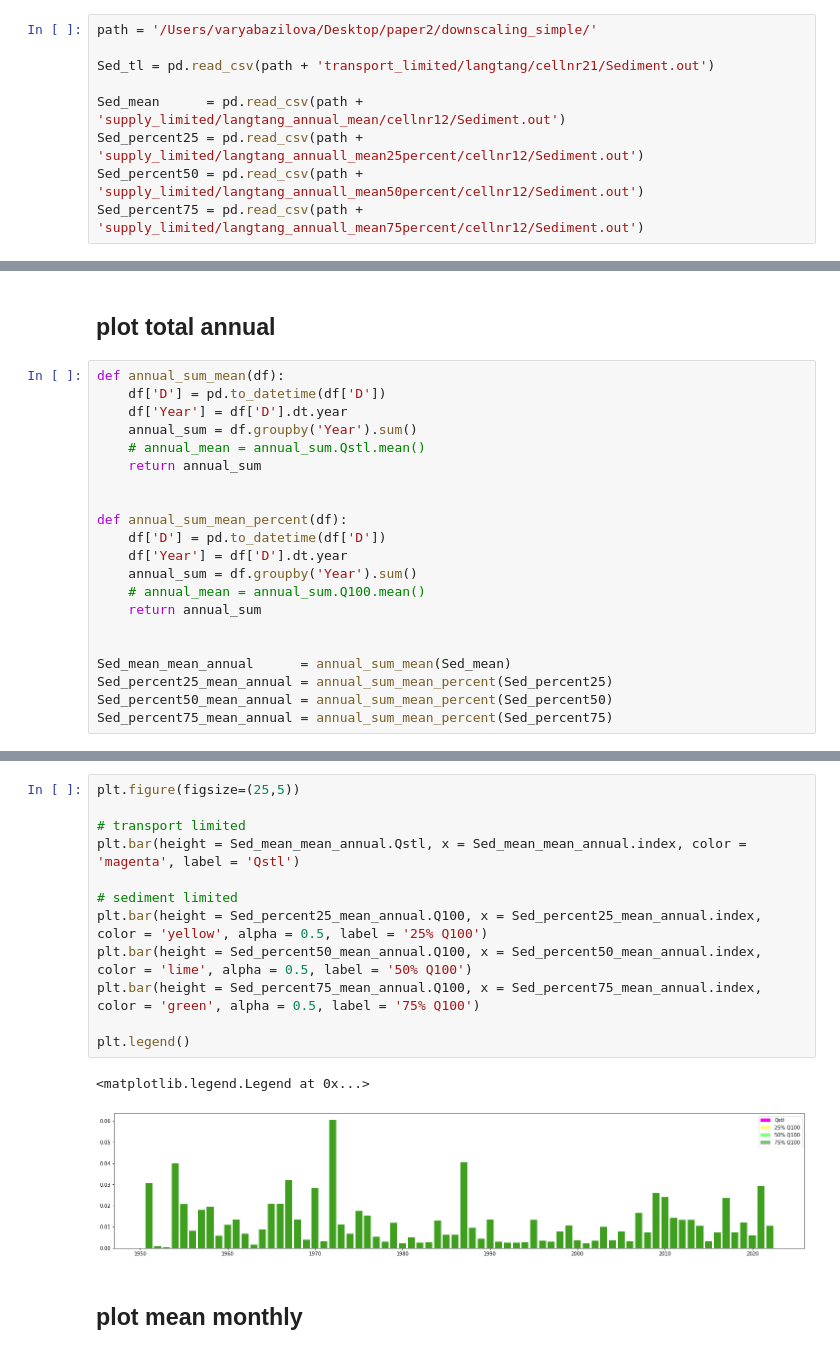
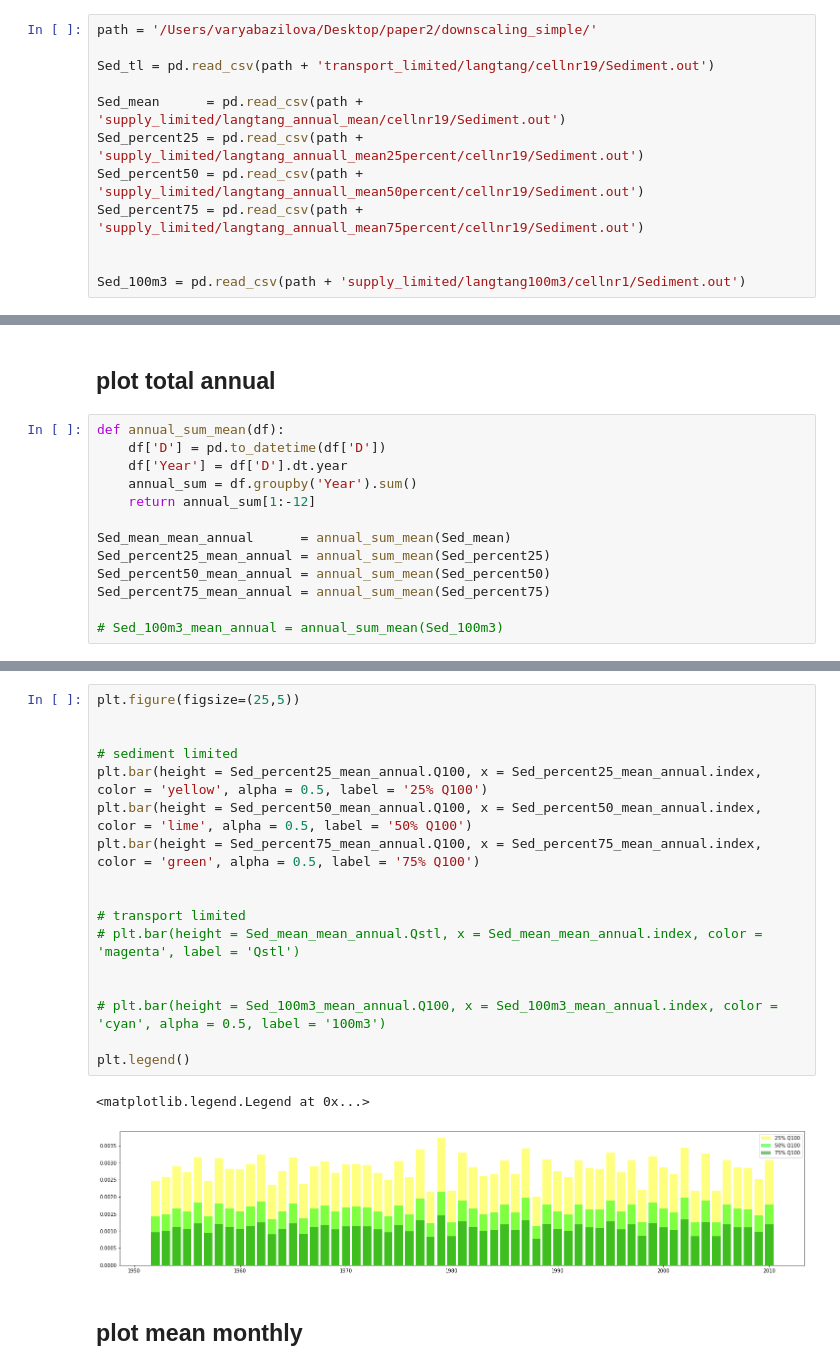
Before and after one commit to varyabazilova/sedcas_sediments_hma, a Jupyter notebook: downscaling_simple/plots.ipynb, the cells around one changed output, grey strips where cells are left out. Drawn from its saved outputs; the diff is of its cells as text.

```diff
--- a/downscaling_simple/plots.ipynb
+++ b/downscaling_simple/plots.ipynb
@@ -72,9 +72,12 @@ plt.tight_layout()
 # %%
 path = '/Users/varyabazilova/Desktop/paper2/downscaling_simple/'
 
-Sed_tl = pd.read_csv(path + 'transport_limited/langtang/cellnr21/Sediment.out')
+Sed_tl = pd.read_csv(path + 'transport_limited/langtang/cellnr19/Sediment.out')
 
-Sed_mean      = pd.read_csv(path + 'supply_limited/langtang_annual_mean/cellnr12/Sediment.out')
-Sed_percent25 = pd.read_csv(path + 'supply_limited/langtang_annuall_mean25percent/cellnr12/Sediment.out')
-Sed_percent50 = pd.read_csv(path + 'supply_limited/langtang_annuall_mean50percent/cellnr12/Sediment.out')
-Sed_percent75 = pd.read_csv(path + 'supply_limited/langtang_annuall_mean75percent/cellnr12/Sediment.out')
+Sed_mean      = pd.read_csv(path + 'supply_limited/langtang_annual_mean/cellnr19/Sediment.out')
+Sed_percent25 = pd.read_csv(path + 'supply_limited/langtang_annuall_mean25percent/cellnr19/Sediment.out')
+Sed_percent50 = pd.read_csv(path + 'supply_limited/langtang_annuall_mean50percent/cellnr19/Sediment.out')
+Sed_percent75 = pd.read_csv(path + 'supply_limited/langtang_annuall_mean75percent/cellnr19/Sediment.out')
+
+
+Sed_100m3 = pd.read_csv(path + 'supply_limited/langtang100m3/cellnr1/Sediment.out')
@@ -102,21 +159,13 @@ def annual_sum_mean(df):
     df['D'] = pd.to_datetime(df['D'])
     df['Year'] = df['D'].dt.year
     annual_sum = df.groupby('Year').sum()
-    # annual_mean = annual_sum.Qstl.mean()
-    return annual_sum
-
-
-def annual_sum_mean_percent(df):
-    df['D'] = pd.to_datetime(df['D'])
-    df['Year'] = df['D'].dt.year
-    annual_sum = df.groupby('Year').sum()
-    # annual_mean = annual_sum.Q100.mean()
-    return annual_sum
-
+    return annual_sum[1:-12]
 
 Sed_mean_mean_annual      = annual_sum_mean(Sed_mean)
-Sed_percent25_mean_annual = annual_sum_mean_percent(Sed_percent25)
-Sed_percent50_mean_annual = annual_sum_mean_percent(Sed_percent50)
-Sed_percent75_mean_annual = annual_sum_mean_percent(Sed_percent75)
+Sed_percent25_mean_annual = annual_sum_mean(Sed_percent25)
+Sed_percent50_mean_annual = annual_sum_mean(Sed_percent50)
+Sed_percent75_mean_annual = annual_sum_mean(Sed_percent75)
+
+# Sed_100m3_mean_annual = annual_sum_mean(Sed_100m3)
 # %%
 # Sed_mean_mean_annual
@@ -123,18 +173,23 @@ Sed_percent75_mean_annual = annual_sum_mean_percent(Sed_percent75)
 # %%
 plt.figure(figsize=(25,5))
 
-# transport limited
-plt.bar(height = Sed_mean_mean_annual.Qstl, x = Sed_mean_mean_annual.index, color = 'magenta', label = 'Qstl')
 
 # sediment limited
 plt.bar(height = Sed_percent25_mean_annual.Q100, x = Sed_percent25_mean_annual.index, color = 'yellow', alpha = 0.5, label = '25% Q100')
 plt.bar(height = Sed_percent50_mean_annual.Q100, x = Sed_percent50_mean_annual.index, color = 'lime', alpha = 0.5, label = '50% Q100')
 plt.bar(height = Sed_percent75_mean_annual.Q100, x = Sed_percent75_mean_annual.index, color = 'green', alpha = 0.5, label = '75% Q100')
 
+
+# transport limited
+# plt.bar(height = Sed_mean_mean_annual.Qstl, x = Sed_mean_mean_annual.index, color = 'magenta', label = 'Qstl')
+
+
+# plt.bar(height = Sed_100m3_mean_annual.Q100, x = Sed_100m3_mean_annual.index, color = 'cyan', alpha = 0.5, label = '100m3')
+
 plt.legend()
 # %% [output]
 <matplotlib.legend.Legend at 0x...>
-[figure, old version]
+[figure, new version]
 # %% [markdown]
 ## plot mean monthly
 # %%
```
Also changed, not shown: parts of 13 cells of this notebook, 45 other files.
